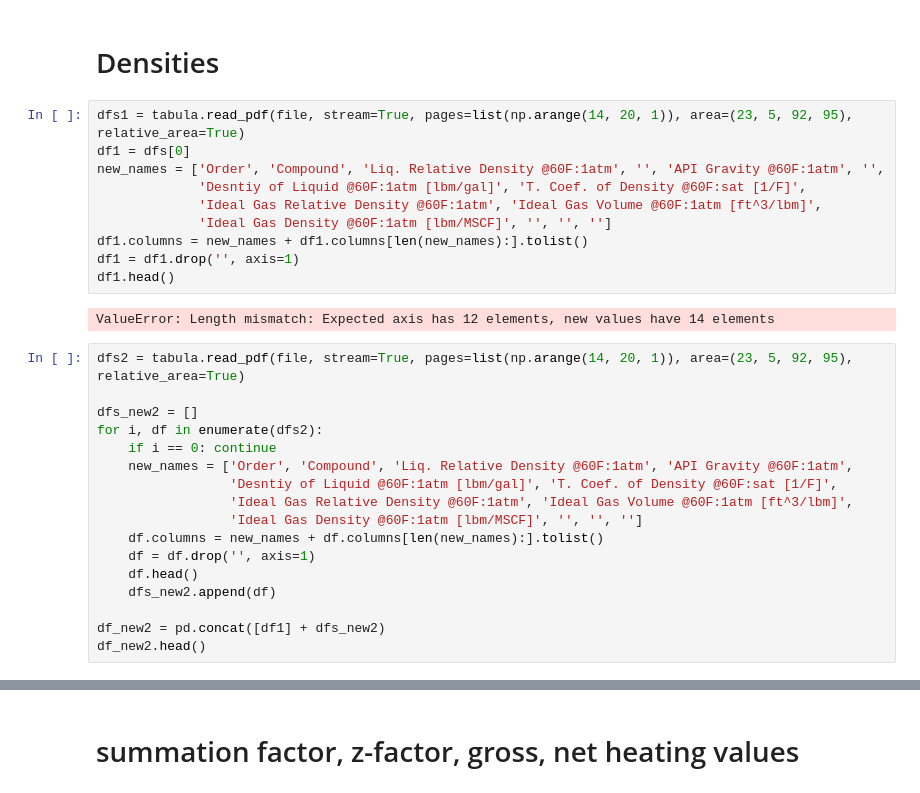
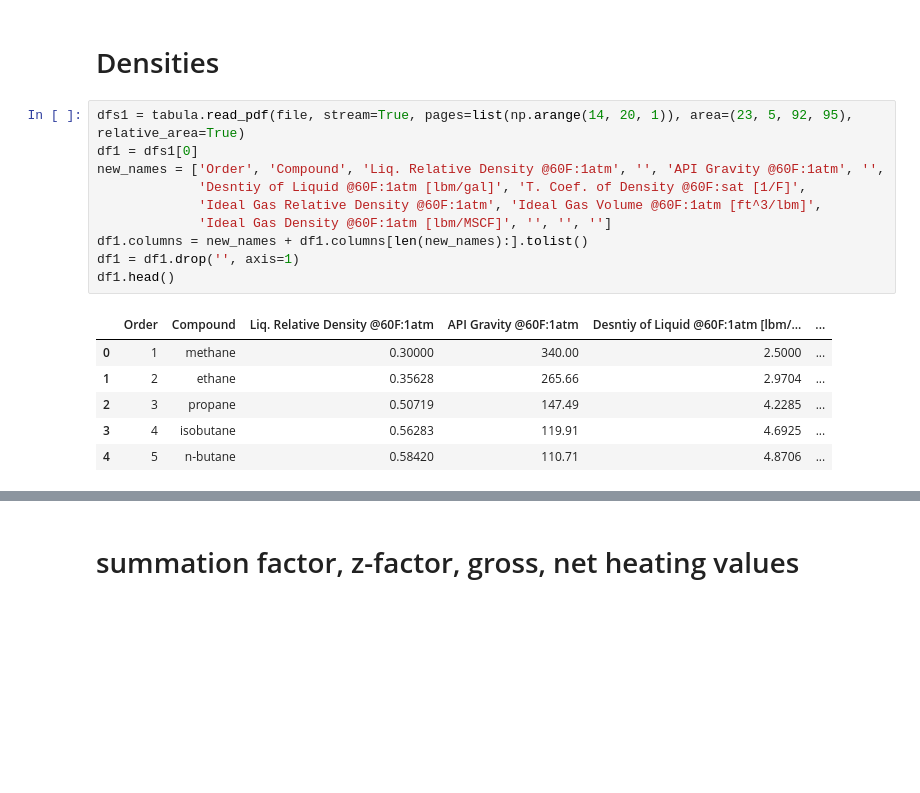
Before and after one commit to aegis4048/PhaseEnvelope-py, a Jupyter notebook: PDF-GPA-English.ipynb, the cells around one changed output, grey strips where cells are left out. Drawn from its saved outputs; the diff is of its cells as text; blank space fills up the shorter version.

```diff
--- a/PDF-GPA-English.ipynb
+++ b/PDF-GPA-English.ipynb
@@ -53,30 +53,18 @@ df_new1.shape
 # Densities
 # %%
 dfs1 = tabula.read_pdf(file, stream=True, pages=list(np.arange(14, 20, 1)), area=(23, 5, 92, 95), relative_area=True)
-df1 = dfs[0]
+df1 = dfs1[0]
 new_names = ['Order', 'Compound', 'Liq. Relative Density @60F:1atm', '', 'API Gravity @60F:1atm', '',
              'Desntiy of Liquid @60F:1atm [lbm/gal]', 'T. Coef. of Density @60F:sat [1/F]',
              'Ideal Gas Relative Density @60F:1atm', 'Ideal Gas Volume @60F:1atm [ft^3/lbm]',
              'Ideal Gas Density @60F:1atm [lbm/MSCF]', '', '', '']
 df1.columns = new_names + df1.columns[len(new_names):].tolist()
 df1 = df1.drop('', axis=1)
 df1.head()
 # %% [output]
-ValueError: Length mismatch: Expected axis has 12 elements, new values have 14 elements
+|  | Order | Compound | Liq. Relative Density @60F:1atm | API Gravity @60F:1atm | Desntiy of Liquid @60F:1atm [lbm/... | ... |
+| 0 | 1 | methane | 0.30000 | 340.00 | 2.5000 | ... |
+| 1 | 2 | ethane | 0.35628 | 265.66 | 2.9704 | ... |
+| 2 | 3 | propane | 0.50719 | 147.49 | 4.2285 | ... |
+| 3 | 4 | isobutane | 0.56283 | 119.91 | 4.6925 | ... |
+| 4 | 5 | n-butane | 0.58420 | 110.71 | 4.8706 | ... |
-# %%
-dfs2 = tabula.read_pdf(file, stream=True, pages=list(np.arange(14, 20, 1)), area=(23, 5, 92, 95), relative_area=True)
-
-dfs_new2 = []
-for i, df in enumerate(dfs2):
-    if i == 0: continue
-    new_names = ['Order', 'Compound', 'Liq. Relative Density @60F:1atm', 'API Gravity @60F:1atm',
-                 'Desntiy of Liquid @60F:1atm [lbm/gal]', 'T. Coef. of Density @60F:sat [1/F]',
-                 'Ideal Gas Relative Density @60F:1atm', 'Ideal Gas Volume @60F:1atm [ft^3/lbm]',
-                 'Ideal Gas Density @60F:1atm [lbm/MSCF]', '', '', '']
-    df.columns = new_names + df.columns[len(new_names):].tolist()
-    df = df.drop('', axis=1)
-    df.head()
-    dfs_new2.append(df)
-
-df_new2 = pd.concat([df1] + dfs_new2)
-df_new2.head()
```
Also changed, not shown: parts of 16 cells of this notebook, 7 other files.
